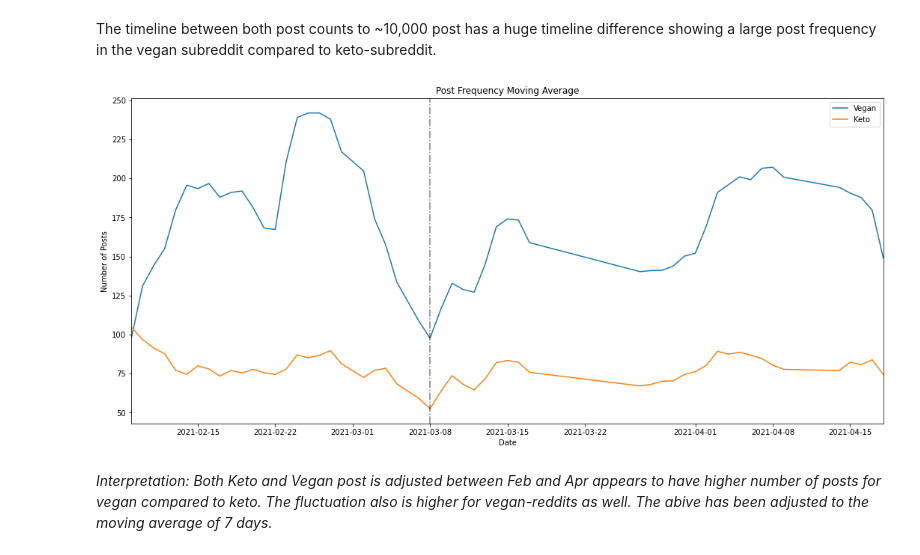
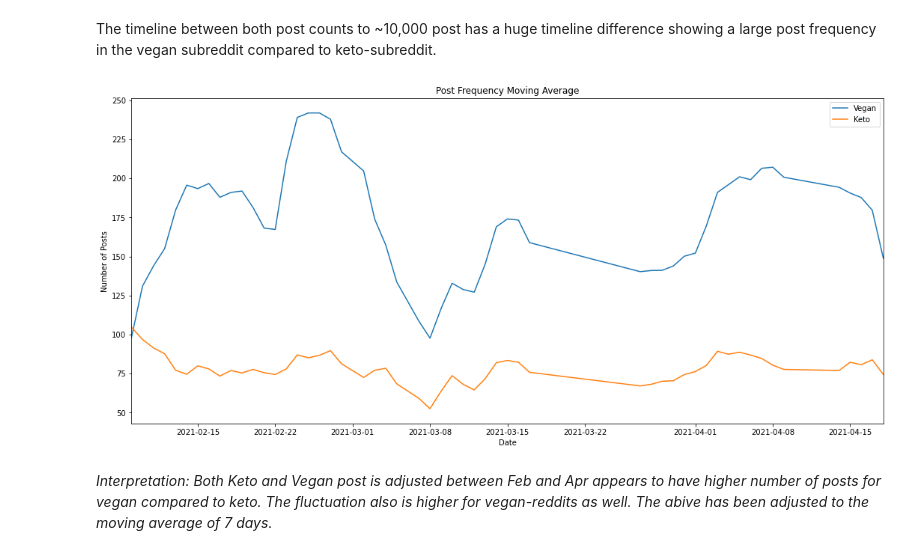
Before and after one commit to JeanLiew/Diet-Classification-Model, a Jupyter notebook: code/02_Cleaning_and_EDA.ipynb, the cells around one changed output. Cells and saved outputs as stored; diff of their text form; code cells hidden in the pictures.

```diff
--- a/code/02_Cleaning_and_EDA.ipynb
+++ b/code/02_Cleaning_and_EDA.ipynb
@@ -381,33 +383,29 @@ The timeline between both post counts to ~10,000 post has a huge timeline differ
 # %%
 #df to cumulate the posting dates frequency counts for vegan
 date_count_v = vegan.date.value_counts().sort_index().reset_index()
 date_count_v.columns = ['date', 'post_count']
 date_count_v['post_count'] = date_count_v['post_count'].rolling(7, 1).mean()
 
 plt.figure(figsize=(18,8))
 #line plot by rolling mean average
 sns.lineplot(data=date_count_v, x='date', y='post_count', color='tab:blue',label='Vegan');
 
 #df to cumulate the posting dates frequency counts for keto
 date_count_k = keto.date.value_counts().sort_index().reset_index()
 date_count_k.columns = ['date', 'post_count']
 date_count_k['post_count'] = date_count_k['post_count'].rolling(7, 1).mean()
 
 sns.lineplot(data=date_count_k, x='date', y='post_count', color='tab:orange',label='Keto');
 plt.title('Post Frequency Moving Average')
 plt.xlabel('Date')
 plt.ylabel('Number of Posts')
 #limit keto post between feb to april for comparison with vegan dataset
 plt.xlim(vegan['date'].min(), vegan['date'].max())
-
-# plt.axvline('2021-03-08', c='k', linestyle='-.', alpha=0.5)
-plt.axvline(datetime.date(2021, 3, 8), c='k', linestyle='-.', alpha=0.5)
 plt.savefig('../images/Post_Frequency_Moving_Average.png')
 
-
 plt.show()
 # %% [output]
-[figure, old version]
+[figure, new version]
 # %% [markdown]
 *Interpretation: Both Keto and Vegan post is adjusted between Feb and Apr appears to have higher number of posts for vegan compared to keto. The fluctuation also is higher for vegan-reddits as well. The abive has been adjusted to the moving average of 7 days.*
 # %% [markdown]
```
Also changed, not shown: parts of 6 cells of this notebook, 17 other files.
